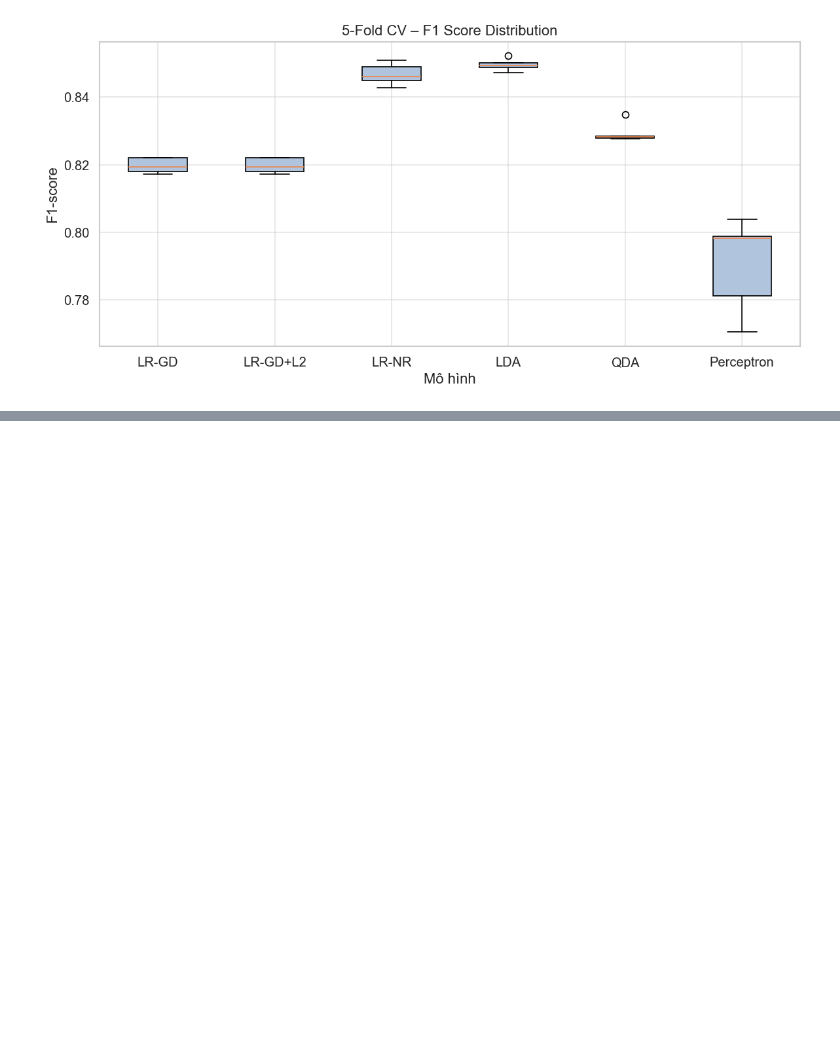
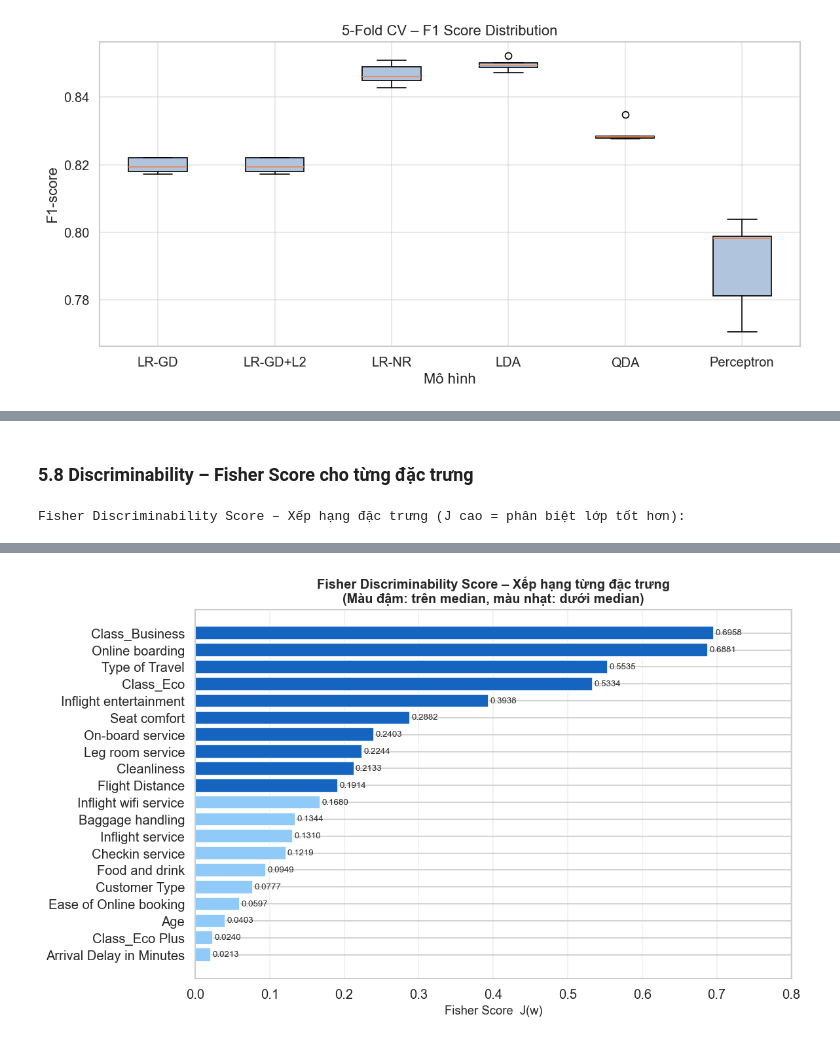
Before and after one commit to conluoi123/Machine-Learning---Project-1-, a Jupyter notebook: code/Part2_Classification/models.ipynb, the cells around one changed output, grey strips where cells are left out. Saved outputs shown, nothing was run; the diff lists cells and outputs as text; code cells hidden in the pictures; blank space fills up the shorter version.

```diff
--- a/code/Part2_Classification/models.ipynb
+++ b/code/Part2_Classification/models.ipynb
@@ -5055,0 +5294,76 @@ Bắt đầu 5-Fold CV trên tập dữ liệu 103904 mẫu...
+# %% [markdown]
+### 5.8  Discriminability – Fisher Score cho từng đặc trưng
+# %%
+# Tính lại Fisher score trên tập train+val (X_tv, y_tv) với tên đặc trưng
+
+def fisher_scores_cmp(X, y, feature_names, eps=1e-12):
+    """Tính Fisher score J(w) cho từng đặc trưng riêng lẻ."""
+    X = np.asarray(X, float)
+    y = np.asarray(y)
+    classes = np.unique(y)
+    c0, c1  = classes[0], classes[1]
+    X0, X1  = X[y == c0], X[y == c1]
+    mu0, mu1    = X0.mean(0), X1.mean(0)
+    var0, var1  = X0.var(0, ddof=1), X1.var(0, ddof=1)
+    scores = (mu1 - mu0)**2 / (var0 + var1 + eps)
+    return pd.DataFrame({'feature': feature_names, 'fisher_score': scores}) \
+             .sort_values('fisher_score', ascending=False).reset_index(drop=True)
+
+fisher_cmp_df = fisher_scores_cmp(X_tv, y_tv, FEATURE_NAMES)
+
+print("Fisher Discriminability Score – Xếp hạng đặc trưng (J cao = phân biệt lớp tốt hơn):")
+display(fisher_cmp_df.round(4))
+
+# Barplot Fisher scores
+n_show = min(20, len(FEATURE_NAMES))
+plot_df = fisher_cmp_df.head(n_show)
+
+palette = ['#1565C0' if s > plot_df['fisher_score'].median() else '#90CAF9'
+           for s in plot_df['fisher_score']]
+
+fig, ax = plt.subplots(figsize=(10, 6))
+bars = ax.barh(plot_df['feature'][::-1], plot_df['fisher_score'][::-1],
+               color=palette[::-1], edgecolor='white')
+
+# Ghi số liệu trên bar
+for bar, val in zip(bars, plot_df['fisher_score'][::-1]):
+    ax.text(bar.get_width() + 0.002, bar.get_y() + bar.get_height()/2,
+            f'{val:.4f}', va='center', ha='left', fontsize=8)
+
+ax.set_xlabel('Fisher Score  J(w)', fontsize=11)
+ax.set_title('Fisher Discriminability Score – Xếp hạng từng đặc trưng\n'
+             '(Màu đậm: trên median, màu nhạt: dưới median)',
+             fontsize=12, fontweight='bold')
+ax.set_xlim(0, plot_df['fisher_score'].max() * 1.15)
+ax.grid(axis='x', alpha=0.3)
+plt.tight_layout()
+plt.savefig('fisher_discriminability.png', dpi=150, bbox_inches='tight')
+plt.show()
+
+# So sánh top-5 features: Fisher vs LR coefficients
+top5_fisher = fisher_cmp_df['feature'].head(5).tolist()
+top5_idx    = [FEATURE_NAMES.index(f) for f in top5_fisher]
+
+# Hệ số LR (Newton-Raphson, bỏ bias term)
+lr_coefs = np.abs(w_nr_cmp[1:])   # w_nr_cmp[0] là bias
+lr_coef_df = pd.DataFrame({'feature': FEATURE_NAMES, 'lr_abs_coef': lr_coefs}) \
+               .sort_values('lr_abs_coef', ascending=False).reset_index(drop=True)
+
+print("\nTop-5 đặc trưng theo Fisher Score:")
+print(fisher_cmp_df.head(5).to_string(index=False))
+
+print("\nTop-5 đặc trưng theo |w| của LR Newton-Raphson:")
+print(lr_coef_df.head(5).to_string(index=False))
+
+# Heatmap so sánh rank Fisher vs rank LR coef
+rank_df = fisher_cmp_df[['feature','fisher_score']].copy()
+rank_df['fisher_rank'] = rank_df['fisher_score'].rank(ascending=False).astype(int)
+rank_df = rank_df.merge(lr_coef_df[['feature','lr_abs_coef']], on='feature')
+rank_df['lr_rank'] = rank_df['lr_abs_coef'].rank(ascending=False).astype(int)
+rank_df['rank_diff'] = (rank_df['fisher_rank'] - rank_df['lr_rank']).abs()
+rank_df = rank_df.sort_values('fisher_rank')
+
+print("\nSo sánh xếp hạng Fisher vs |w| LR (rank_diff nhỏ = nhất quán):")
+display(rank_df[['feature','fisher_rank','lr_rank','rank_diff']].head(10).reset_index(drop=True))
+# %% [output]
+Fisher Discriminability Score – Xếp hạng đặc trưng (J cao = phân biệt lớp tốt hơn):
@@ -5055,0 +5387 @@ Bắt đầu 5-Fold CV trên tập dữ liệu 103904 mẫu...
+[figure, added]
```
Also changed, not shown: parts of 7 cells of this notebook, 3 other files.
